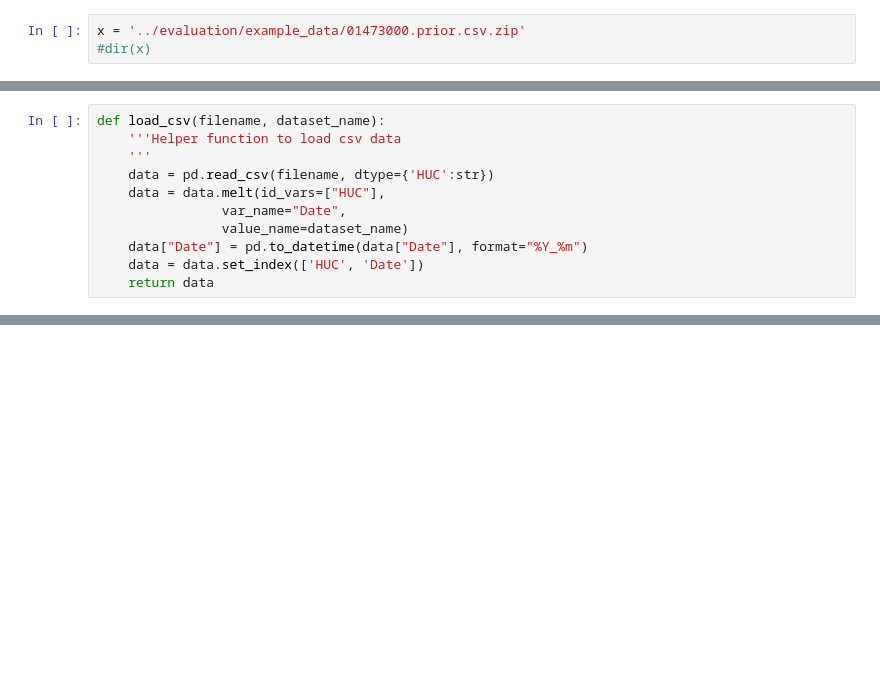
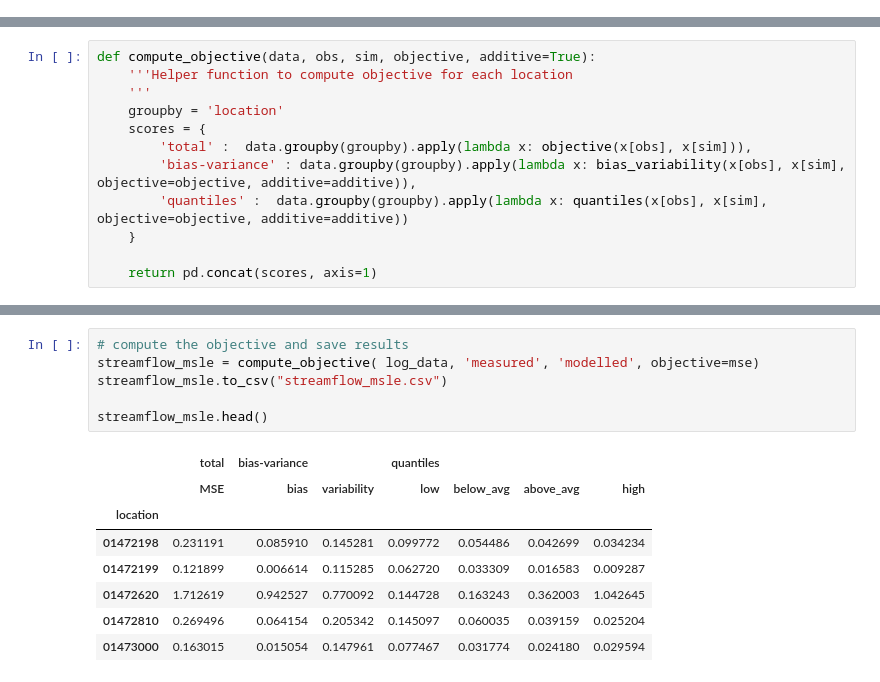
Before and after one commit to ahaj/nhm_pestpp_20240510, a Jupyter notebook: notebooks/dscore-demo.ipynb, the cells around one changed output, grey strips where cells are left out. Drawn from its saved outputs; the diff is of its cells as text; blank space fills up the shorter version.

```diff
--- a/notebooks/dscore-demo.ipynb
+++ b/notebooks/dscore-demo.ipynb
@@ -14,6 +13,3 @@ ModuleNotFoundError: No module named 'matplotlib'
-# %%
-x = '../evaluation/example_data/01473000.prior.csv.zip'
-#dir(x)
 # %%
 import zipfile
 from glob import glob
@@ -43,12 +48,13 @@ pd.read_csv('01473000.prior.csv')
 # %%
-def load_csv(filename, dataset_name):
-    '''Helper function to load csv data
+def compute_objective(data, obs, sim, objective, additive=True):
+    '''Helper function to compute objective for each location
     '''
-    data = pd.read_csv(filename, dtype={'HUC':str})
-    data = data.melt(id_vars=["HUC"],
-                var_name="Date",
-                value_name=dataset_name)
-    data["Date"] = pd.to_datetime(data["Date"], format="%Y_%m")
-    data = data.set_index(['HUC', 'Date'])
-    return data
+    groupby = 'location'
+    scores = {
+        'total' :  data.groupby(groupby).apply(lambda x: objective(x[obs], x[sim])),
+        'bias-variance' : data.groupby(groupby).apply(lambda x: bias_variability(x[obs], x[sim],  objective=objective, additive=additive)),
+        'quantiles' :  data.groupby(groupby).apply(lambda x: quantiles(x[obs], x[sim], objective=objective, additive=additive))
+    }
+
+    return pd.concat(scores, axis=1)
 # %%
@@ -66,0 +84,15 @@ data = data.dropna(how='any')
+# %%
+# compute the objective and save results
+streamflow_msle = compute_objective( log_data, 'measured', 'modelled', objective=mse)
+streamflow_msle.to_csv("streamflow_msle.csv")
+
+streamflow_msle.head()
+# %% [output]
+|  | total | bias-variance |  | quantiles |  |  |  |
+|  | MSE | bias | variability | low | below_avg | above_avg | high |
+| location |  |  |  |  |  |  |  |
+| 01472198 | 0.231191 | 0.085910 | 0.145281 | 0.099772 | 0.054486 | 0.042699 | 0.034234 |
+| 01472199 | 0.121899 | 0.006614 | 0.115285 | 0.062720 | 0.033309 | 0.016583 | 0.009287 |
+| 01472620 | 1.712619 | 0.942527 | 0.770092 | 0.144728 | 0.163243 | 0.362003 | 1.042645 |
+| 01472810 | 0.269496 | 0.064154 | 0.205342 | 0.145097 | 0.060035 | 0.039159 | 0.025204 |
+| 01473000 | 0.163015 | 0.015054 | 0.147961 | 0.077467 | 0.031774 | 0.024180 | 0.029594 |
```
Also changed, not shown: parts of 19 cells of this notebook, 1 other file.
